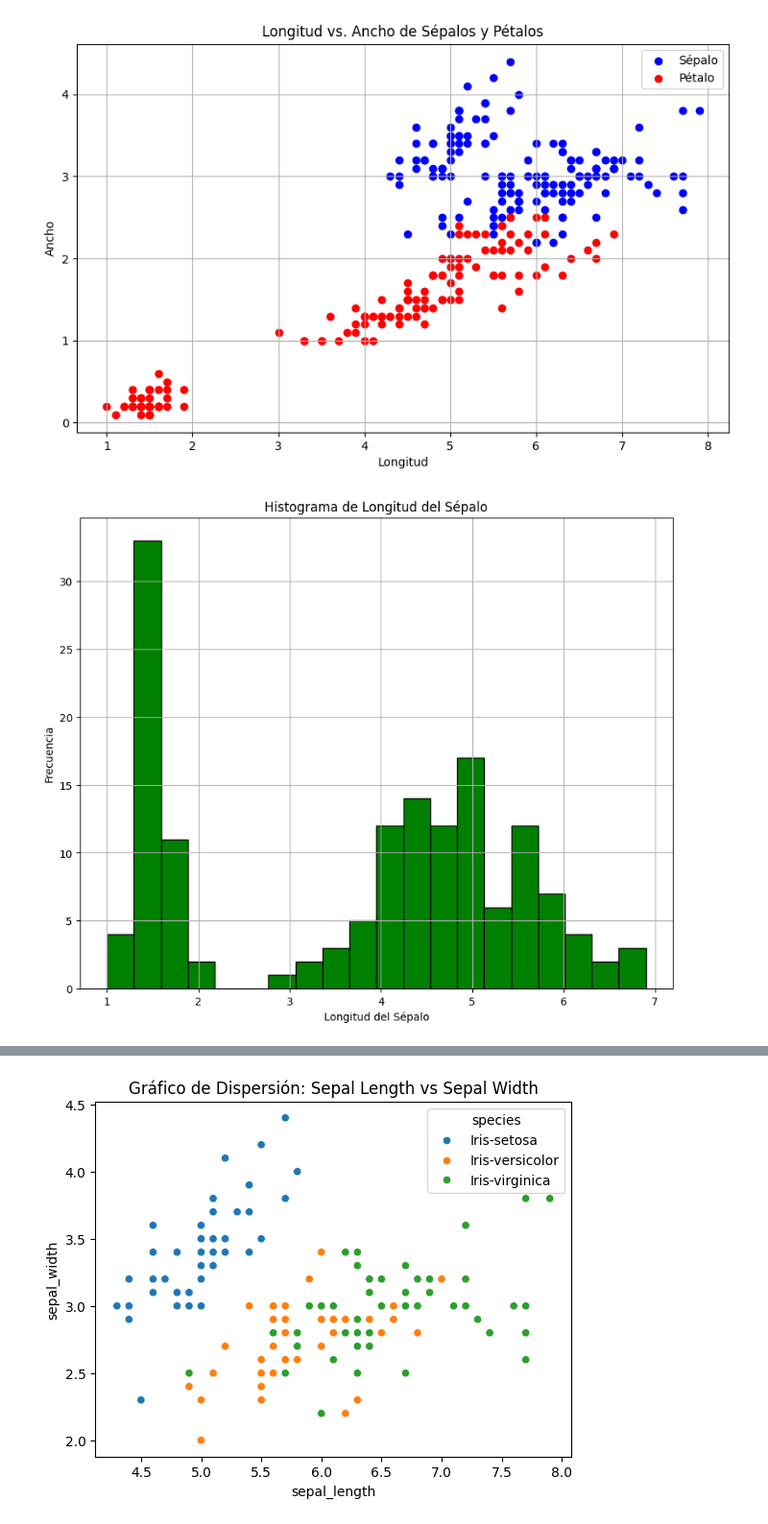
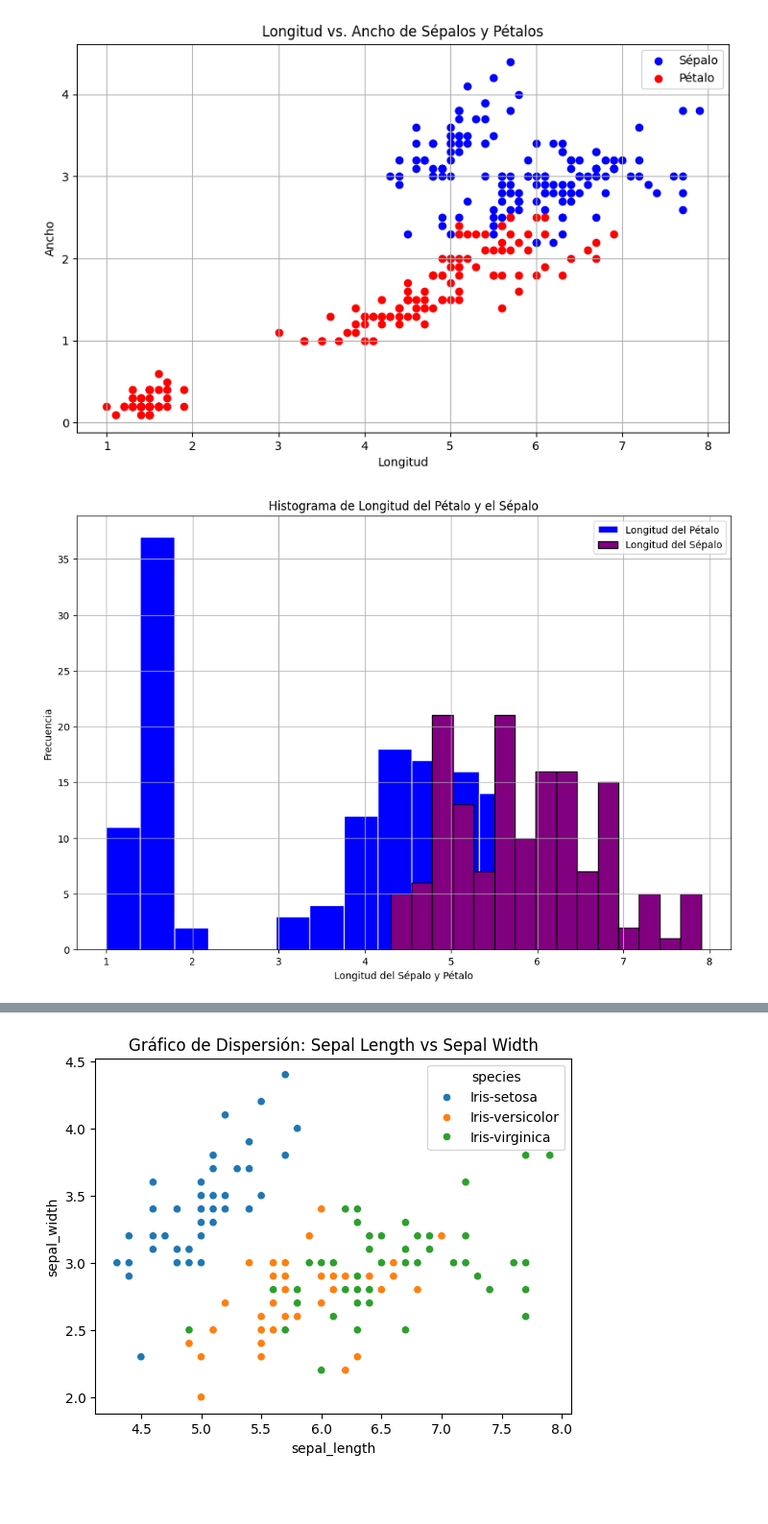
Before and after one commit to AxelCHCR/Semestre-VII, a Jupyter notebook: Inteligencia Artificial/Tareas/Tarea 2/Tarea2.ipynb, the cells around one changed output, grey strips where cells are left out. Shown: that part at 96% size. Cells and saved outputs as stored; diff of their text form; code cells hidden in the pictures; blank space fills up the shorter version.

```diff
--- a/Inteligencia Artificial/Tareas/Tarea 2/Tarea2.ipynb
+++ b/Inteligencia Artificial/Tareas/Tarea 2/Tarea2.ipynb
@@ -34,16 +40,15 @@ plt.show()
 # %% [output]
 [figure]
 # %%
-# Crear un histograma para la longitud del sépalo
-plt.figure(figsize=(10, 8))
-plt.hist(iris_data['petal_length'], bins=20, color='green', edgecolor='black')
-plt.xlabel('Longitud del Sépalo')
+plt.figure(figsize=(12, 8))
+plt.hist(iris_data['petal_length'], bins=15, color='blue', edgecolor='white', label='Longitud del Pétalo')
+plt.hist(iris_data['sepal_length'], bins=15, color='purple', edgecolor='black', label='Longitud del Sépalo')
+plt.xlabel('Longitud del Sépalo y Pétalo')
 plt.ylabel('Frecuencia')
-plt.title('Histograma de Longitud del Sépalo')
+plt.title('Histograma de Longitud del Pétalo y el Sépalo')
+plt.legend()
 plt.grid(True)
-
-# Mostrar el histograma
 plt.show()
 # %% [output]
-[figure, old version]
+[figure, new version]
 # %%
```
Also changed, not shown: parts of 14 cells of this notebook.
